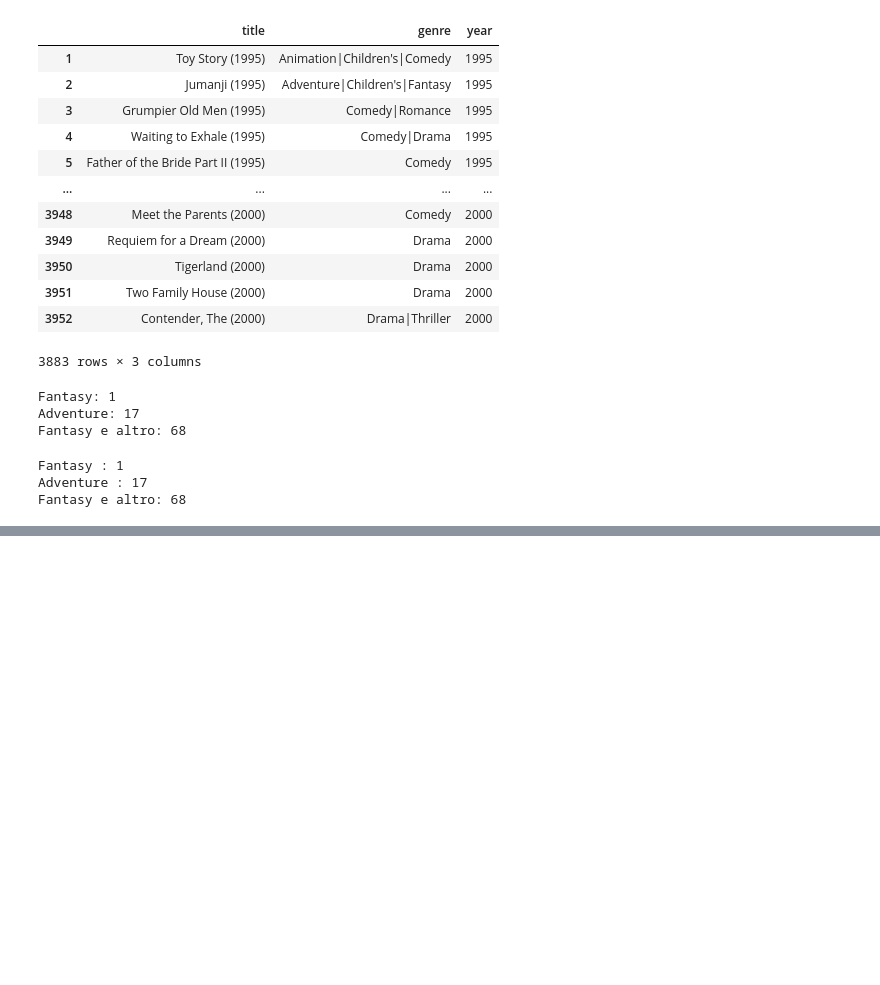
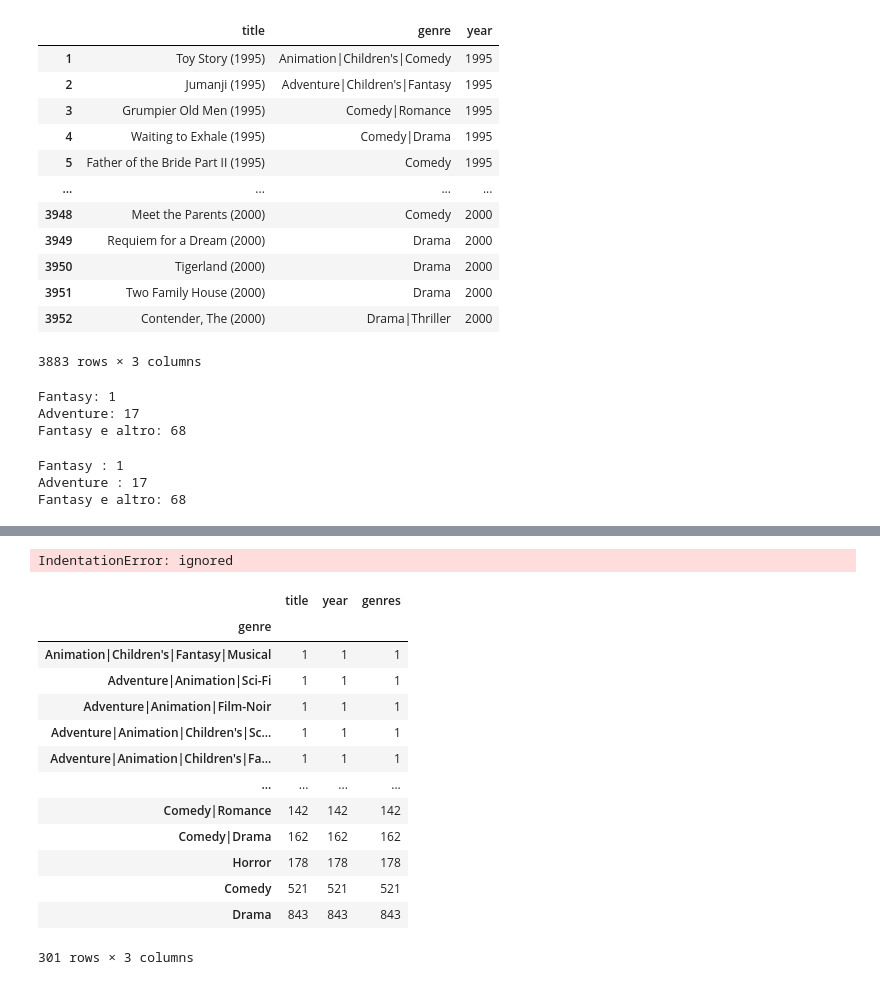
Before and after one commit to martinasimeone/MLPNS_MSimeone, a Jupyter notebook: MLPNS23_bootcamp.ipynb, the cells around one changed output, grey strips where cells are left out. Saved outputs shown, nothing was run; the diff lists cells and outputs as text; code cells hidden in the pictures; blank space fills up the shorter version.

```diff
--- a/MLPNS23_bootcamp.ipynb
+++ b/MLPNS23_bootcamp.ipynb
@@ -562,0 +578,3 @@ Fantasy e altro: 68
+# %%
+##come c'era da fare il compito
+movies['genres'] = movies.genre.map(lambda x: x.split('|'))
@@ -562,0 +583,8 @@ Fantasy e altro: 68
+# %%
+#regular for loop solution
+glist = []
+for m in movies['genre']:
+  print('Fantasy' in m)
+  glist.append
+# %% [output]
+IndentationError: ignored
@@ -562,0 +594,17 @@ Fantasy e altro: 68
+# %%
+movies.groupby('genre').count().sort_values(by='title')
+# %% [output]
+|  | title | year | genres |
+| genre |  |  |  |
+| Animation|Children's|Fantasy|Musical | 1 | 1 | 1 |
+| Adventure|Animation|Sci-Fi | 1 | 1 | 1 |
+| Adventure|Animation|Film-Noir | 1 | 1 | 1 |
+| Adventure|Animation|Children's|Sc... | 1 | 1 | 1 |
+| Adventure|Animation|Children's|Fa... | 1 | 1 | 1 |
+| ... | ... | ... | ... |
+| Comedy|Romance | 142 | 142 | 142 |
+| Comedy|Drama | 162 | 162 | 162 |
+| Horror | 178 | 178 | 178 |
+| Comedy | 521 | 521 | 521 |
+| Drama | 843 | 843 | 843 |
+301 rows × 3 columns
```
Also changed, not shown: parts of 52 cells of this notebook.
